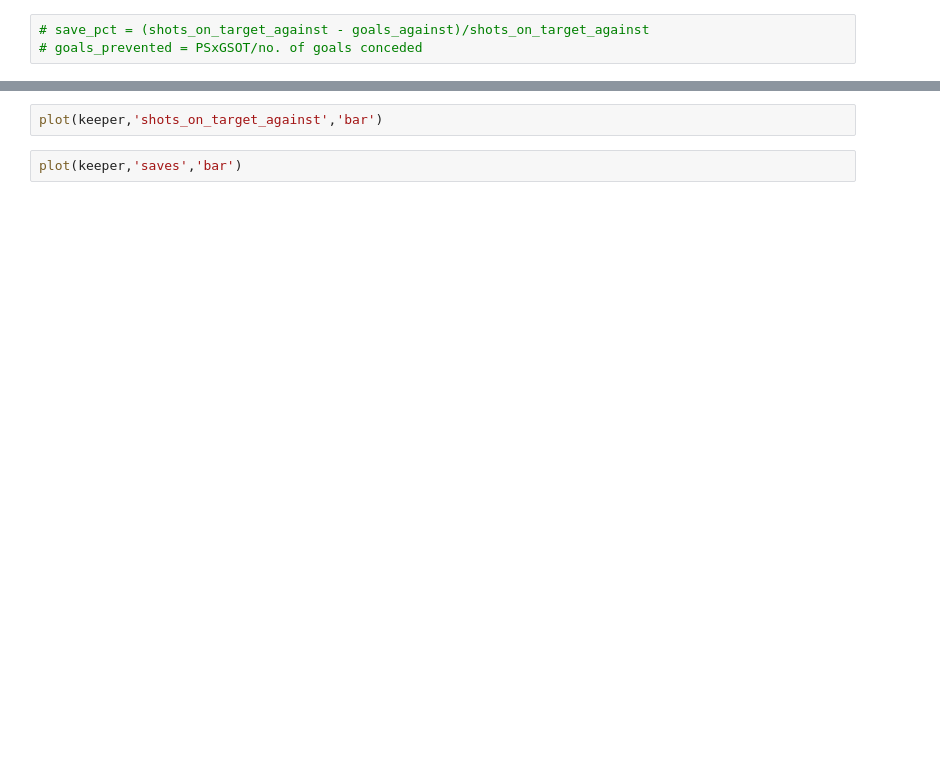
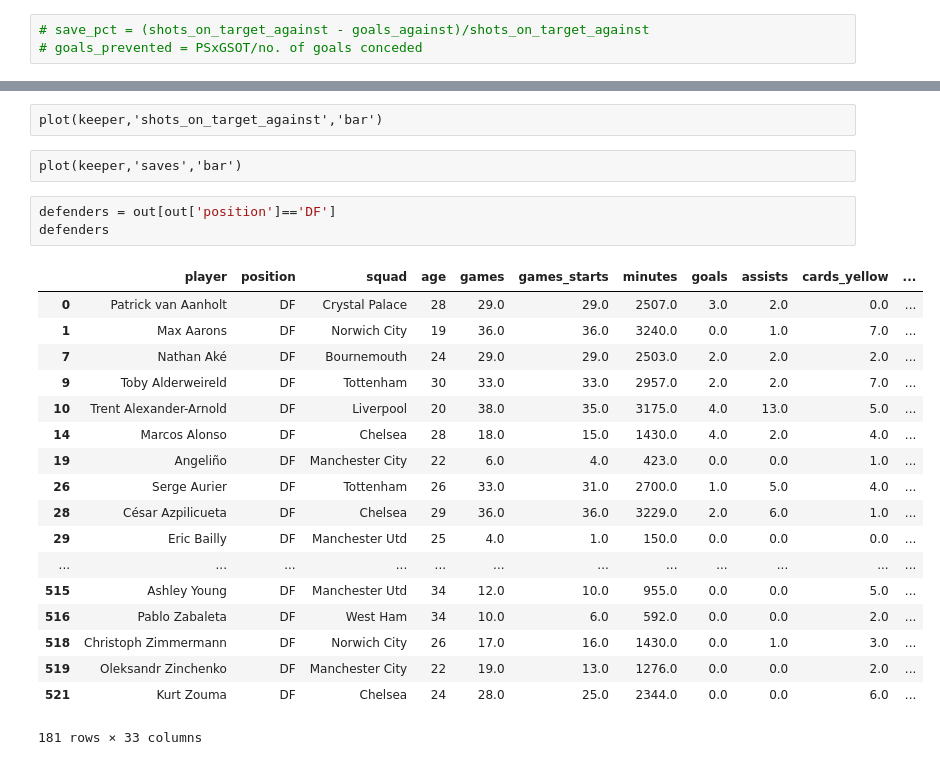
Before and after one commit to sidthakur08/fpl_explore, a Jupyter notebook: explore.ipynb, the cells around one changed output, grey strips where cells are left out. Cells and saved outputs as stored; diff of their text form; blank space fills up the shorter version.

Commit message:
updated a few with defenders

```diff
--- a/explore.ipynb
+++ b/explore.ipynb
@@ -130,7 +151,29 @@ plot(keeper,'clean_sheets_pct','bar')
 plot(keeper,'goals_against_per90_gk','bar')
 # %% [output]
 [interactive output not drawn]
-# %%
-plot(keeper,'shots_on_target_against','bar')
-# %%
-plot(keeper,'saves','bar')
+# %% [raw]
+plot(keeper,'shots_on_target_against','bar')
+# %% [raw]
+plot(keeper,'saves','bar')
+# %%
+defenders = out[out['position']=='DF']
+defenders
+# %% [output]
+|  | player | position | squad | age | games | games_starts | minutes | goals | assists | cards_yellow | ... |
+| 0 | Patrick van Aanholt | DF | Crystal Palace | 28 | 29.0 | 29.0 | 2507.0 | 3.0 | 2.0 | 0.0 | ... |
+| 1 | Max Aarons | DF | Norwich City | 19 | 36.0 | 36.0 | 3240.0 | 0.0 | 1.0 | 7.0 | ... |
+| 7 | Nathan Aké | DF | Bournemouth | 24 | 29.0 | 29.0 | 2503.0 | 2.0 | 2.0 | 2.0 | ... |
+| 9 | Toby Alderweireld | DF | Tottenham | 30 | 33.0 | 33.0 | 2957.0 | 2.0 | 2.0 | 7.0 | ... |
+| 10 | Trent Alexander-Arnold | DF | Liverpool | 20 | 38.0 | 35.0 | 3175.0 | 4.0 | 13.0 | 5.0 | ... |
+| 14 | Marcos Alonso | DF | Chelsea | 28 | 18.0 | 15.0 | 1430.0 | 4.0 | 2.0 | 4.0 | ... |
+| 19 | Angeliño | DF | Manchester City | 22 | 6.0 | 4.0 | 423.0 | 0.0 | 0.0 | 1.0 | ... |
+| 26 | Serge Aurier | DF | Tottenham | 26 | 33.0 | 31.0 | 2700.0 | 1.0 | 5.0 | 4.0 | ... |
+| 28 | César Azpilicueta | DF | Chelsea | 29 | 36.0 | 36.0 | 3229.0 | 2.0 | 6.0 | 1.0 | ... |
+| 29 | Eric Bailly | DF | Manchester Utd | 25 | 4.0 | 1.0 | 150.0 | 0.0 | 0.0 | 0.0 | ... |
+| ... | ... | ... | ... | ... | ... | ... | ... | ... | ... | ... | ... |
+| 515 | Ashley Young | DF | Manchester Utd | 34 | 12.0 | 10.0 | 955.0 | 0.0 | 0.0 | 5.0 | ... |
+| 516 | Pablo Zabaleta | DF | West Ham | 34 | 10.0 | 6.0 | 592.0 | 0.0 | 0.0 | 2.0 | ... |
+| 518 | Christoph Zimmermann | DF | Norwich City | 26 | 17.0 | 16.0 | 1430.0 | 0.0 | 1.0 | 3.0 | ... |
+| 519 | Oleksandr Zinchenko | DF | Manchester City | 22 | 19.0 | 13.0 | 1276.0 | 0.0 | 0.0 | 2.0 | ... |
+| 521 | Kurt Zouma | DF | Chelsea | 24 | 28.0 | 25.0 | 2344.0 | 0.0 | 0.0 | 6.0 | ... |
+181 rows × 33 columns
```
Also changed, not shown: parts of 22 cells of this notebook.
